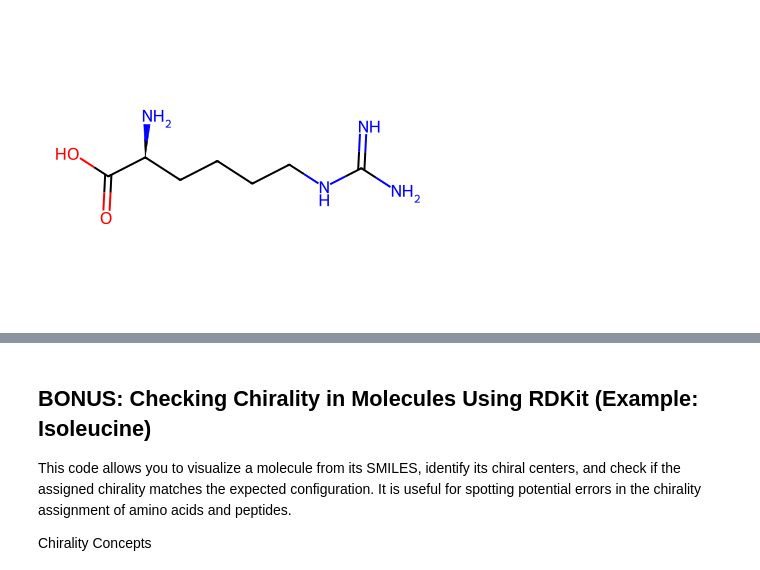
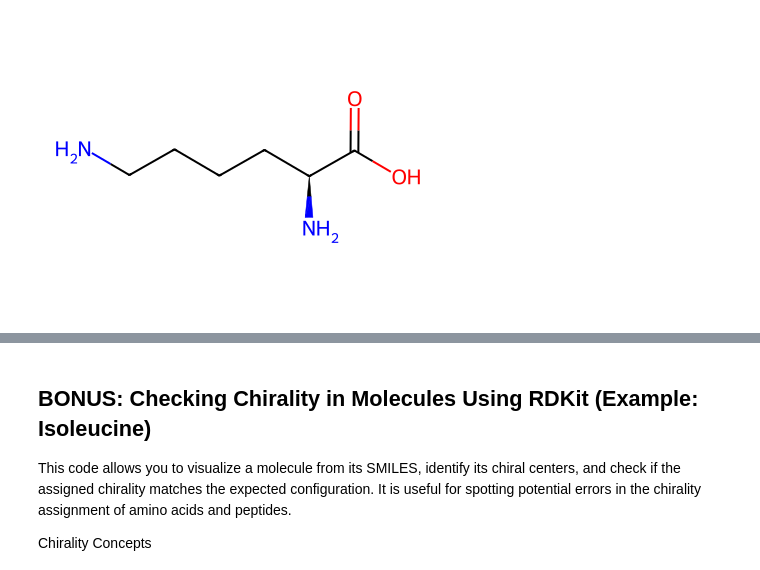
Before and after one commit to BilodeauGroup/PepFoundry, a Jupyter notebook: examples_CHUCKLES.ipynb, the cells around one changed output, grey strips where cells are left out. Drawn from its saved outputs; the diff is of its cells as text; code cells hidden in the pictures.

```diff
--- a/examples_CHUCKLES.ipynb
+++ b/examples_CHUCKLES.ipynb
@@ -1,15 +1,15 @@
 # %%
 from rdkit import Chem
 from rdkit.Chem import Draw
 
-smiles = "[NH2][C@@H](CCCCNC(=N)N)[C](=O)O"
+smiles = "NCCCC[C@@H](N)C(=O)O"  # L-Lysine
 
 mol = Chem.MolFromSmiles(smiles)
 
 if mol is None:
     raise ValueError("-----SMILES Invalid-----")
 
 img = Draw.MolToImage(mol, size=(400, 300))
 display(img)
 # %% [output]
-[figure, old version]
+[figure, new version]
```
Also changed, not shown: parts of 3 cells of this notebook, 1 other file.
